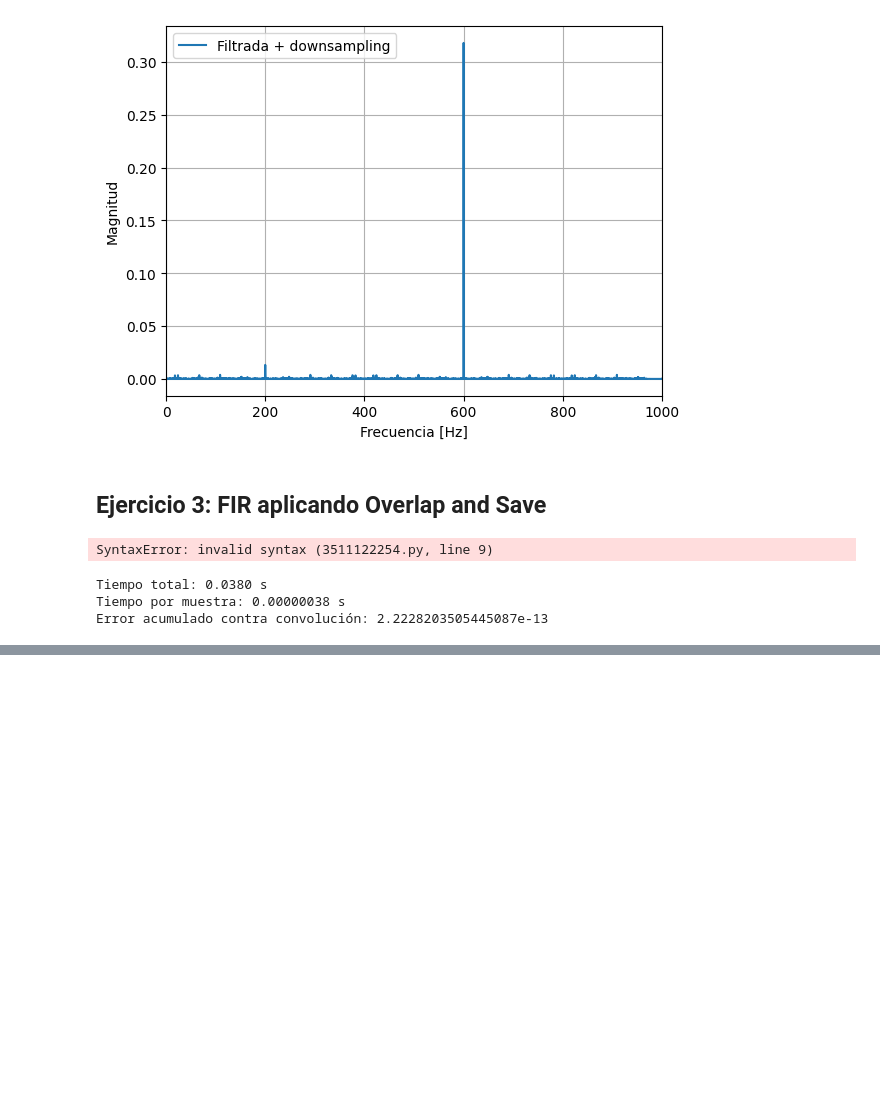
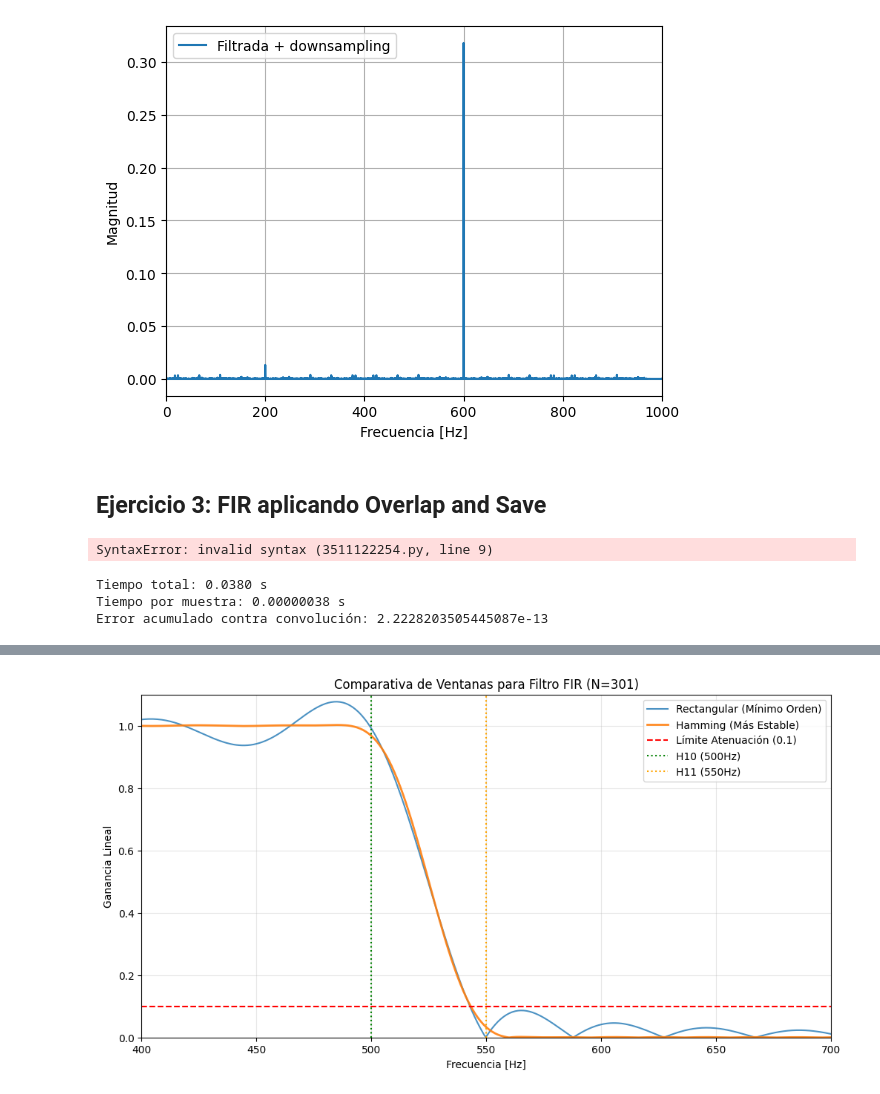
Before and after one commit to Ramiro-Nieto-A/Labo-4, a Jupyter notebook: fir_and_fft alumnos.ipynb, the cells around one changed output, grey strips where cells are left out. Cells and saved outputs as stored; diff of their text form; code cells hidden in the pictures; blank space fills up the shorter version.

```diff
--- a/fir_and_fft alumnos.ipynb
+++ b/fir_and_fft alumnos.ipynb
@@ -533,0 +583,38 @@ Error acumulado contra convolución: 2.2228203505445087e-13
+# %%
+import numpy as np
+import matplotlib.pyplot as plt
+from scipy import signal
+
+fs = 10000
+numtaps_rect = 251
+numtaps_hamming = 501
+fc = 525
+
+# Diseño de ambos filtros
+taps_rect = signal.firwin(numtaps_rect, fc, fs=fs, window='boxcar')
+taps_hamm = signal.firwin(numtaps_hamming, fc, fs=fs, window='hamming')
+
+# Respuestas en frecuencia
+w, h_rect = signal.freqz(taps_rect, [1], worN=8000, fs=fs)
+w, h_hamm = signal.freqz(taps_hamm, [1], worN=8000, fs=fs)
+
+# Graficar
+plt.figure(figsize=(12, 6))
+
+plt.plot(w, np.abs(h_rect), label='Rectangular (Mínimo Orden)', alpha=0.8, linewidth=1.5)
+plt.plot(w, np.abs(h_hamm), label='Hamming (Más Estable)', alpha=0.9, linewidth=2)
+
+plt.axhline(0.1, color='red', linestyle='--', label='Límite Atenuación (0.1)')
+plt.axvline(500, color='green', linestyle=':', label='H10 (500Hz)')
+plt.axvline(550, color='orange', linestyle=':', label='H11 (550Hz)')
+
+plt.title(f'Comparativa de Ventanas para Filtro FIR (N={numtaps})')
+plt.xlabel('Frecuencia [Hz]')
+plt.ylabel('Ganancia Lineal')
+plt.xlim(400, 700)  # Zoom en la zona crítica de transición
+plt.ylim(0, 1.1)
+plt.grid(True, which='both', alpha=0.3)
+plt.legend()
+plt.show()
+# %% [output]
+[figure, added]
```
Also changed, not shown: parts of 7 cells of this notebook, 13 other files.
